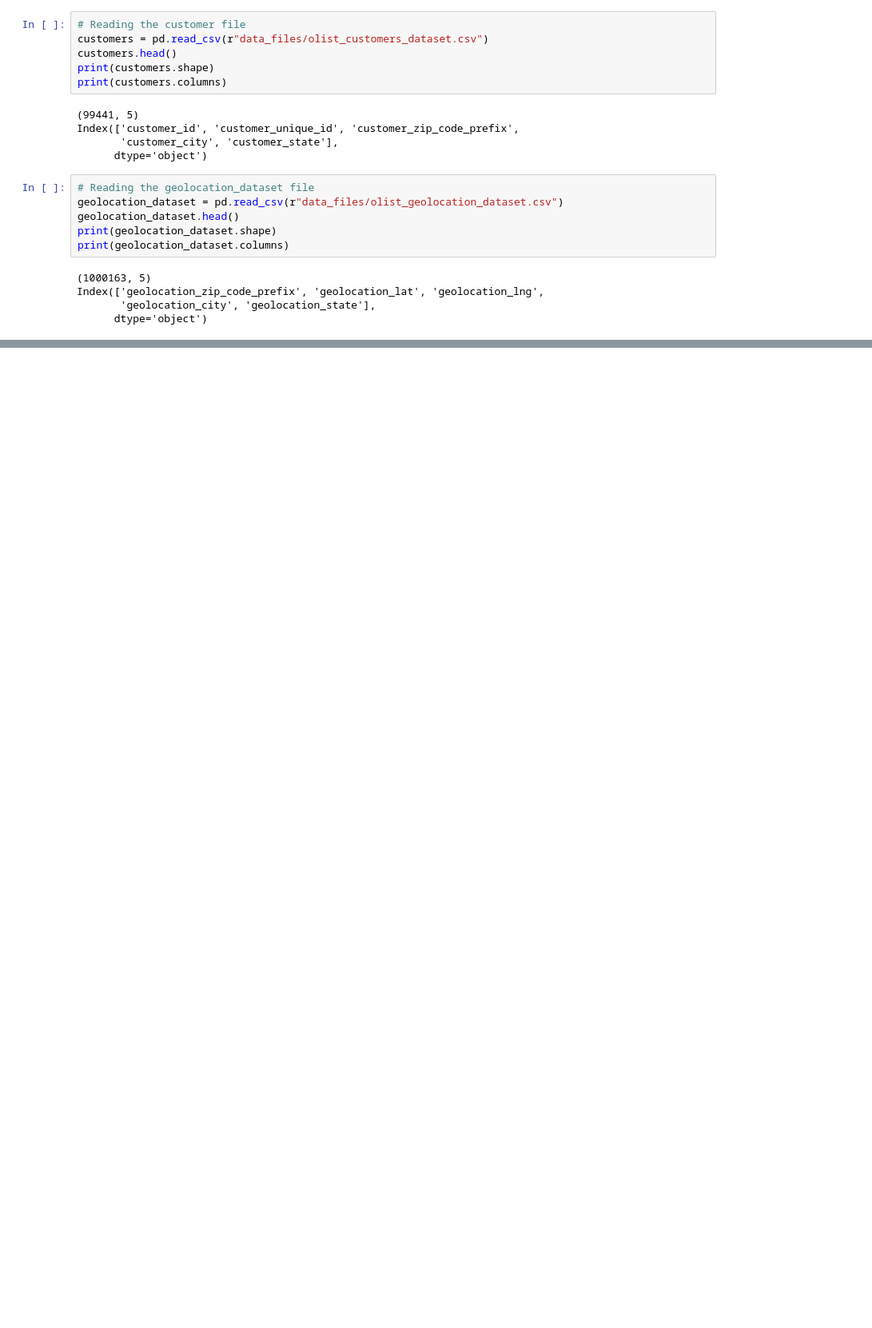
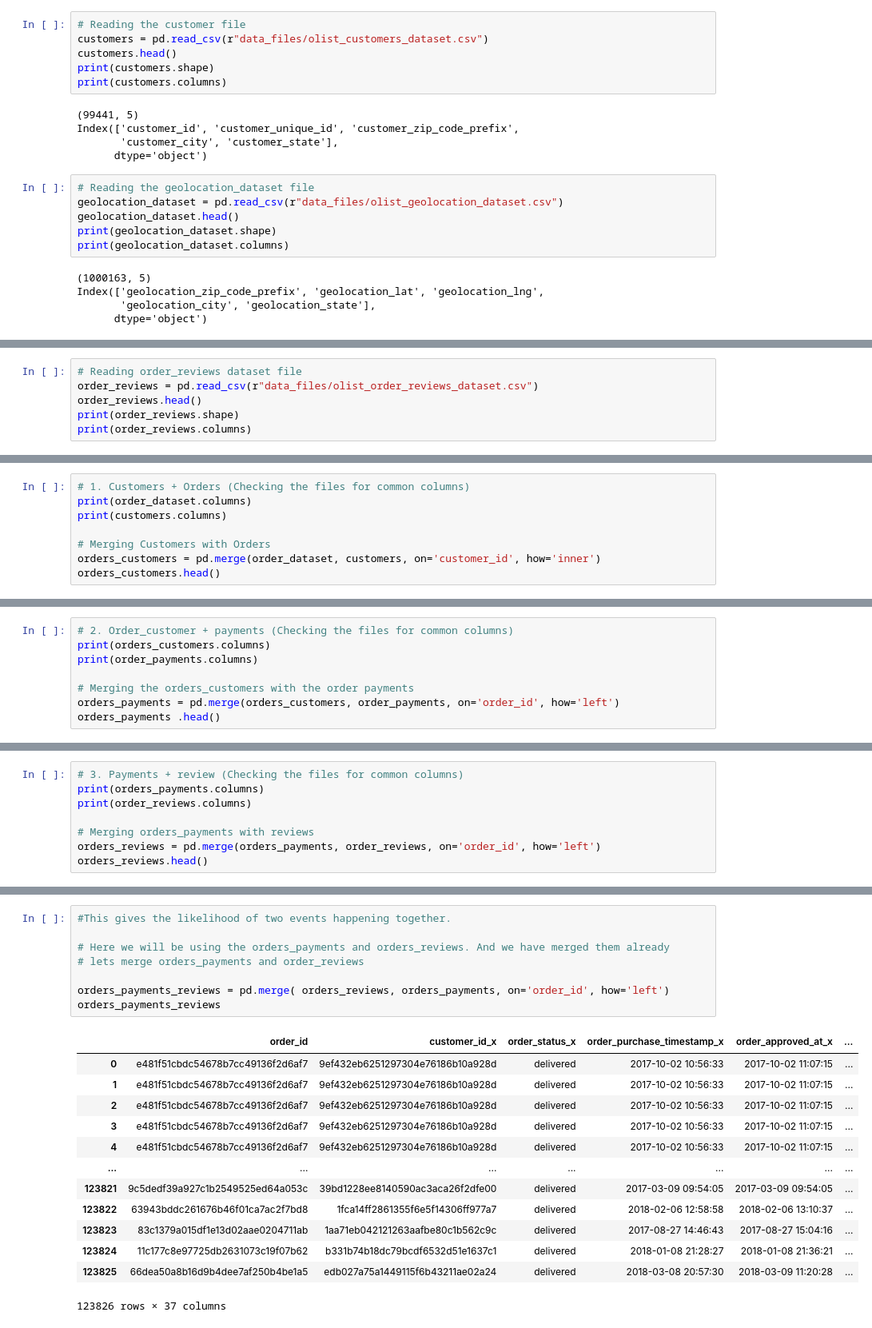
Before and after one commit to Cunyie08/Module-2, a Jupyter notebook: probability/my_code_book_probabilty.ipynb, the cells around one changed output, grey strips where cells are left out. Shown at 80% size. Saved outputs shown, nothing was run; the diff lists cells and outputs as text; blank space fills up the shorter version.

```diff
--- a/probability/my_code_book_probabilty.ipynb
+++ b/probability/my_code_book_probabilty.ipynb
@@ -68,0 +103,6 @@ Index(['geolocation_zip_code_prefix', 'geolocation_lat', 'geolocation_lng',
+# %%
+# Reading order_reviews dataset file
+order_reviews = pd.read_csv(r"data_files/olist_order_reviews_dataset.csv")
+order_reviews.head()
+print(order_reviews.shape)
+print(order_reviews.columns)
@@ -71,0 +260,8 @@ order_dataset = pd.read_csv(r"data_files/olist_orders_dataset.csv")
+# %%
+# 1. Customers + Orders (Checking the files for common columns)
+print(order_dataset.columns)
+print(customers.columns)
+
+# Merging Customers with Orders
+orders_customers = pd.merge(order_dataset, customers, on='customer_id', how='inner')
+orders_customers.head()
@@ -71,0 +291,8 @@ order_dataset = pd.read_csv(r"data_files/olist_orders_dataset.csv")
+# %%
+# 2. Order_customer + payments (Checking the files for common columns)
+print(orders_customers.columns)
+print(order_payments.columns)
+
+# Merging the orders_customers with the order payments
+orders_payments = pd.merge(orders_customers, order_payments, on='order_id', how='left')
+orders_payments .head()
@@ -71,0 +324,8 @@ order_dataset = pd.read_csv(r"data_files/olist_orders_dataset.csv")
+# %%
+# 3. Payments + review (Checking the files for common columns)
+print(orders_payments.columns)
+print(order_reviews.columns)
+
+# Merging orders_payments with reviews
+orders_reviews = pd.merge(orders_payments, order_reviews, on='order_id', how='left')
+orders_reviews.head()
@@ -71,0 +640,22 @@ order_dataset = pd.read_csv(r"data_files/olist_orders_dataset.csv")
+# %%
+#This gives the likelihood of two events happening together.
+
+# Here we will be using the orders_payments and orders_reviews. And we have merged them already
+# lets merge orders_payments and order_reviews
+
+orders_payments_reviews = pd.merge( orders_reviews, orders_payments, on='order_id', how='left')
+orders_payments_reviews
+# %% [output]
+|  | order_id | customer_id_x | order_status_x | order_purchase_timestamp_x | order_approved_at_x | ... |
+| 0 | e481f51cbdc54678b7cc49136f2d6af7 | 9ef432eb6251297304e76186b10a928d | delivered | 2017-10-02 10:56:33 | 2017-10-02 11:07:15 | ... |
+| 1 | e481f51cbdc54678b7cc49136f2d6af7 | 9ef432eb6251297304e76186b10a928d | delivered | 2017-10-02 10:56:33 | 2017-10-02 11:07:15 | ... |
+| 2 | e481f51cbdc54678b7cc49136f2d6af7 | 9ef432eb6251297304e76186b10a928d | delivered | 2017-10-02 10:56:33 | 2017-10-02 11:07:15 | ... |
+| 3 | e481f51cbdc54678b7cc49136f2d6af7 | 9ef432eb6251297304e76186b10a928d | delivered | 2017-10-02 10:56:33 | 2017-10-02 11:07:15 | ... |
+| 4 | e481f51cbdc54678b7cc49136f2d6af7 | 9ef432eb6251297304e76186b10a928d | delivered | 2017-10-02 10:56:33 | 2017-10-02 11:07:15 | ... |
+| ... | ... | ... | ... | ... | ... | ... |
+| 123821 | 9c5dedf39a927c1b2549525ed64a053c | 39bd1228ee8140590ac3aca26f2dfe00 | delivered | 2017-03-09 09:54:05 | 2017-03-09 09:54:05 | ... |
+| 123822 | 63943bddc261676b46f01ca7ac2f7bd8 | 1fca14ff2861355f6e5f14306ff977a7 | delivered | 2018-02-06 12:58:58 | 2018-02-06 13:10:37 | ... |
+| 123823 | 83c1379a015df1e13d02aae0204711ab | 1aa71eb042121263aafbe80c1b562c9c | delivered | 2017-08-27 14:46:43 | 2017-08-27 15:04:16 | ... |
+| 123824 | 11c177c8e97725db2631073c19f07b62 | b331b74b18dc79bcdf6532d51e1637c1 | delivered | 2018-01-08 21:28:27 | 2018-01-08 21:36:21 | ... |
+| 123825 | 66dea50a8b16d9b4dee7af250b4be1a5 | edb027a75a1449115f6b43211ae02a24 | delivered | 2018-03-08 20:57:30 | 2018-03-09 11:20:28 | ... |
+123826 rows × 37 columns
```
Also changed, not shown: parts of 45 cells of this notebook, 1 other file.
